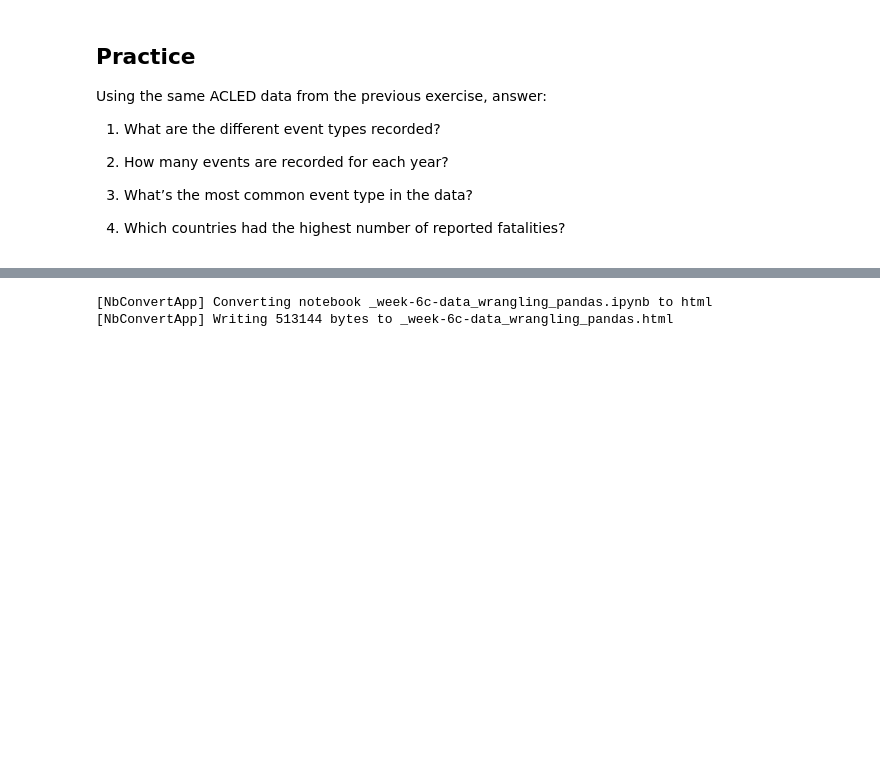
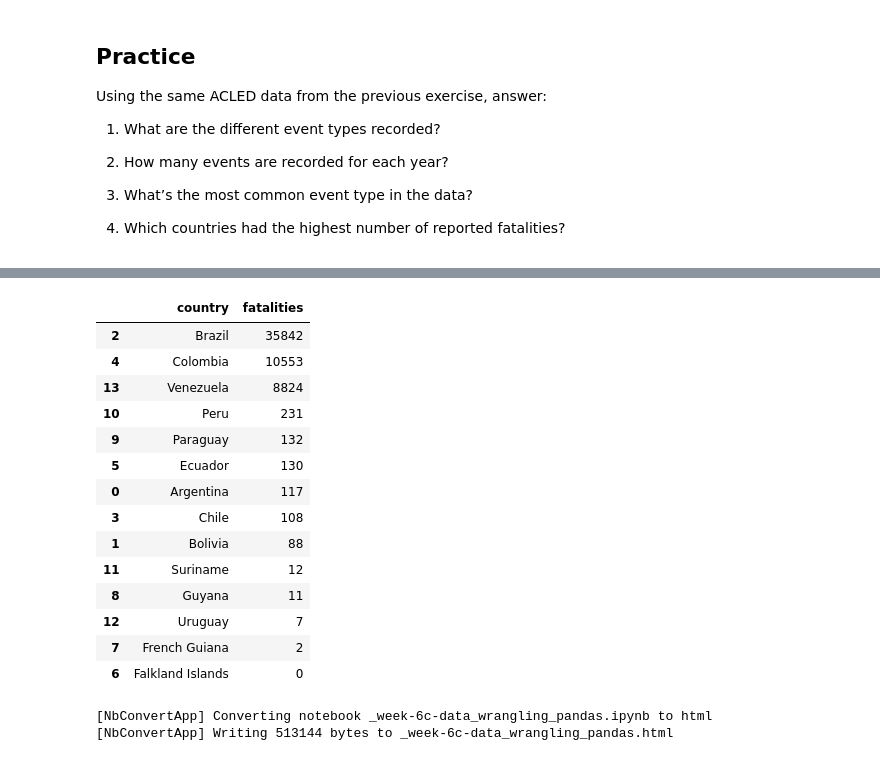
Before and after one commit to MCZ19/ppol5203, a Jupyter notebook: lecture_notes/week-06/_week-6c-data_wrangling_pandas.ipynb, the cells around one changed output, grey strips where cells are left out. Saved outputs shown, nothing was run; the diff lists cells and outputs as text; code cells hidden in the pictures; blank space fills up the shorter version.

```diff
--- a/lecture_notes/week-06/_week-6c-data_wrangling_pandas.ipynb
+++ b/lecture_notes/week-06/_week-6c-data_wrangling_pandas.ipynb
@@ -1468,3 +1584,7 @@ Using the same ACLED data from the previous exercise, answer:
 3. What’s the most common event type in the data?
 
 4. Which countries had the highest number of reported fatalities?
+# %%
+# 1
+acled_sa = pd.read_csv("acled_south_america.csv")
+acled_sa["event_type"].drop_duplicates().to_list()
@@ -1471,3 +1628,21 @@ Using the same ACLED data from the previous exercise, answer:
+# %%
+acled_sa.groupby("country", as_index=False)["fatalities"].sum().sort_values("fatalities", ascending=False)
+# %% [output]
+|  | country | fatalities |
+| 2 | Brazil | 35842 |
+| 4 | Colombia | 10553 |
+| 13 | Venezuela | 8824 |
+| 10 | Peru | 231 |
+| 9 | Paraguay | 132 |
+| 5 | Ecuador | 130 |
+| 0 | Argentina | 117 |
+| 3 | Chile | 108 |
+| 1 | Bolivia | 88 |
+| 11 | Suriname | 12 |
+| 8 | Guyana | 11 |
+| 12 | Uruguay | 7 |
+| 7 | French Guiana | 2 |
+| 6 | Falkland Islands | 0 |
 # %%
 ## Add your code here
 # %%
```
Also changed, not shown: parts of 17 cells of this notebook, 5 other files.
